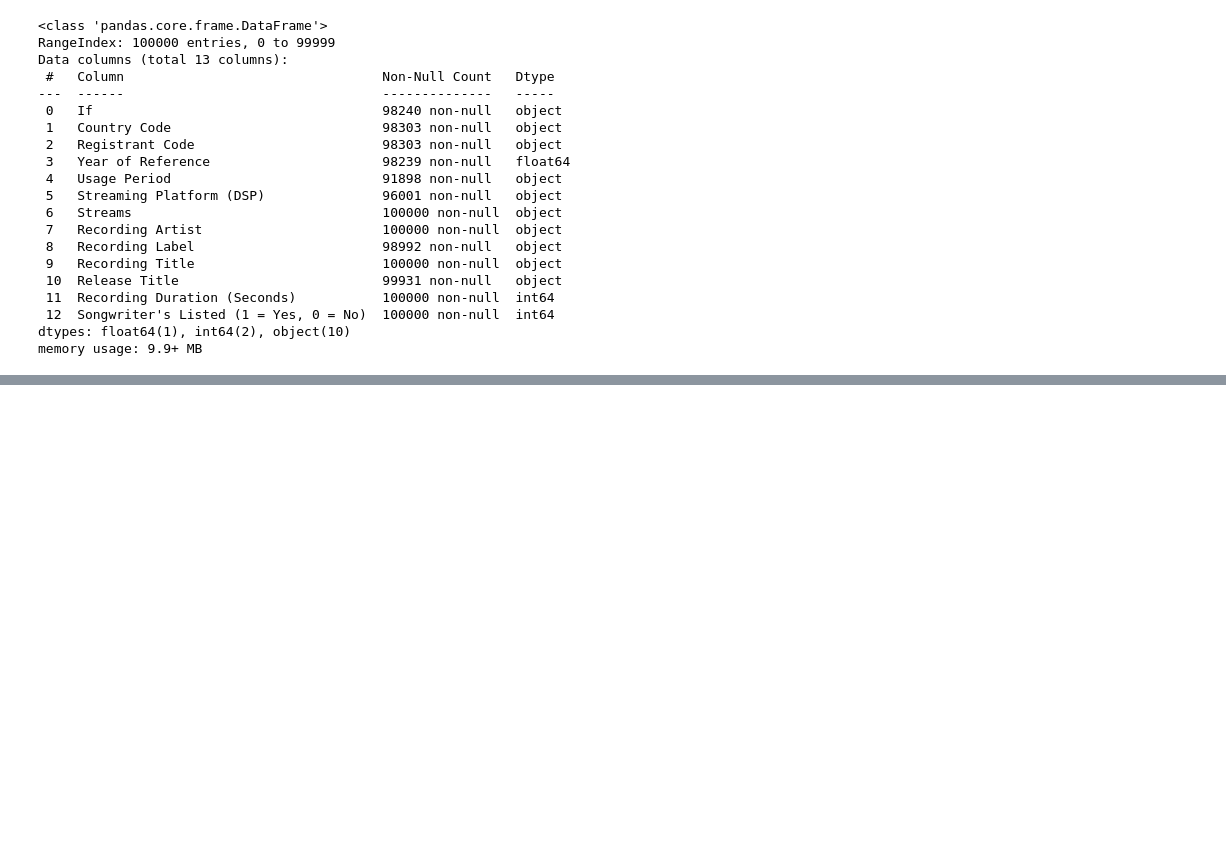
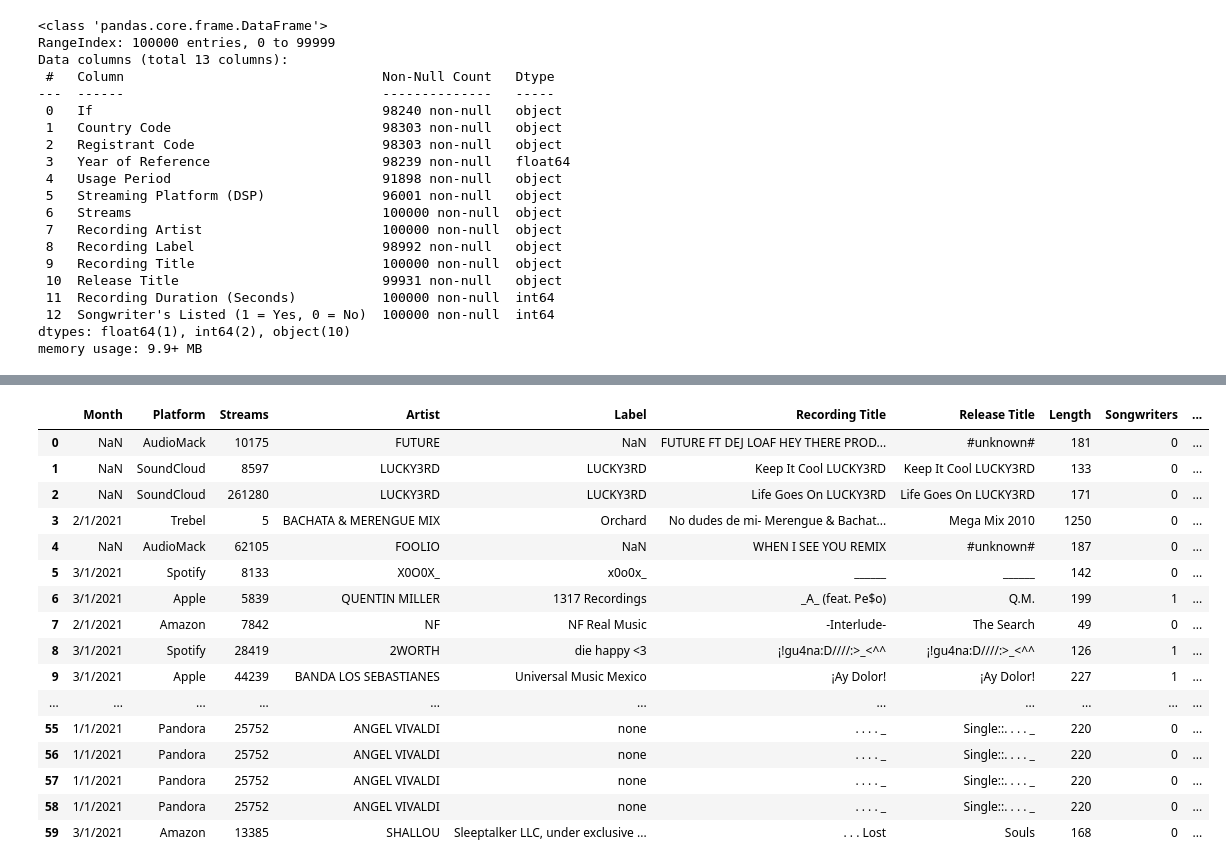
Before and after one commit to NSS-Data-Analytics-Cohort-6/mlc-project-pythons-on-a-plane, a Jupyter notebook: notebooks/song_notebook_abs.ipynb, the cells around one changed output, grey strips where cells are left out. Saved outputs shown, nothing was run; the diff lists cells and outputs as text; code cells hidden in the pictures; blank space fills up the shorter version.

```diff
--- a/notebooks/song_notebook_abs.ipynb
+++ b/notebooks/song_notebook_abs.ipynb
@@ -78,0 +557,4 @@ raw_data.rename(columns = {"Songwriter's Listed (1 = Yes, 0 = No)": "Songwriters
+# %%
+song_genre_df = song_genre_df.rename(columns = {'variable': 'genre_artist'})
+# %%
+song_genre_df = song_genre_df.rename(columns = {'value': 'Genre'})
@@ -78,0 +582,6 @@ raw_data.rename(columns = {"Songwriter's Listed (1 = Yes, 0 = No)": "Songwriters
+# %%
+##need to change stream data type to integer
+song_genre_df['Streams'] = song_genre_df['Streams'].astype(str).str.strip()
+# %%
+song_genre_df['Streams'] = song_genre_df['Streams'].apply(lambda x: int(float(x.replace(',', ''))))
+song_genre_df.info()
@@ -78,0 +607,20 @@ raw_data.rename(columns = {"Songwriter's Listed (1 = Yes, 0 = No)": "Songwriters
+# %%
+song_genre_df.head(60)
+# %% [output]
+|  | Month | Platform | Streams | Artist | Label | Recording Title | Release Title | Length | Songwriters | ... |
+| 0 | NaN | AudioMack | 10175 | FUTURE | NaN | FUTURE FT DEJ LOAF HEY THERE PROD... | #unknown# | 181 | 0 | ... |
+| 1 | NaN | SoundCloud | 8597 | LUCKY3RD | LUCKY3RD | Keep It Cool LUCKY3RD | Keep It Cool LUCKY3RD | 133 | 0 | ... |
+| 2 | NaN | SoundCloud | 261280 | LUCKY3RD | LUCKY3RD | Life Goes On LUCKY3RD | Life Goes On LUCKY3RD | 171 | 0 | ... |
+| 3 | 2/1/2021 | Trebel | 5 | BACHATA & MERENGUE MIX | Orchard | No dudes de mi- Merengue & Bachat... | Mega Mix 2010 | 1250 | 0 | ... |
+| 4 | NaN | AudioMack | 62105 | FOOLIO | NaN | WHEN I SEE YOU REMIX | #unknown# | 187 | 0 | ... |
+| 5 | 3/1/2021 | Spotify | 8133 | X0O0X_ | x0o0x_ | ______ | ______ | 142 | 0 | ... |
+| 6 | 3/1/2021 | Apple | 5839 | QUENTIN MILLER | 1317 Recordings | _A_ (feat. Pe$o) | Q.M. | 199 | 1 | ... |
+| 7 | 2/1/2021 | Amazon | 7842 | NF | NF Real Music | -Interlude- | The Search | 49 | 0 | ... |
+| 8 | 3/1/2021 | Spotify | 28419 | 2WORTH | die happy <3 | ¡!gu4na:D////:>_<^^ | ¡!gu4na:D////:>_<^^ | 126 | 1 | ... |
+| 9 | 3/1/2021 | Apple | 44239 | BANDA LOS SEBASTIANES | Universal Music Mexico | ¡Ay Dolor! | ¡Ay Dolor! | 227 | 1 | ... |
+| ... | ... | ... | ... | ... | ... | ... | ... | ... | ... | ... |
+| 55 | 1/1/2021 | Pandora | 25752 | ANGEL VIVALDI | none | . . . . _ | Single::. . . . _ | 220 | 0 | ... |
+| 56 | 1/1/2021 | Pandora | 25752 | ANGEL VIVALDI | none | . . . . _ | Single::. . . . _ | 220 | 0 | ... |
+| 57 | 1/1/2021 | Pandora | 25752 | ANGEL VIVALDI | none | . . . . _ | Single::. . . . _ | 220 | 0 | ... |
+| 58 | 1/1/2021 | Pandora | 25752 | ANGEL VIVALDI | none | . . . . _ | Single::. . . . _ | 220 | 0 | ... |
+| 59 | 3/1/2021 | Amazon | 13385 | SHALLOU | Sleeptalker LLC, under exclusive ... | . . . Lost | Souls | 168 | 0 | ... |
```
Also changed, not shown: parts of 64 cells of this notebook.
